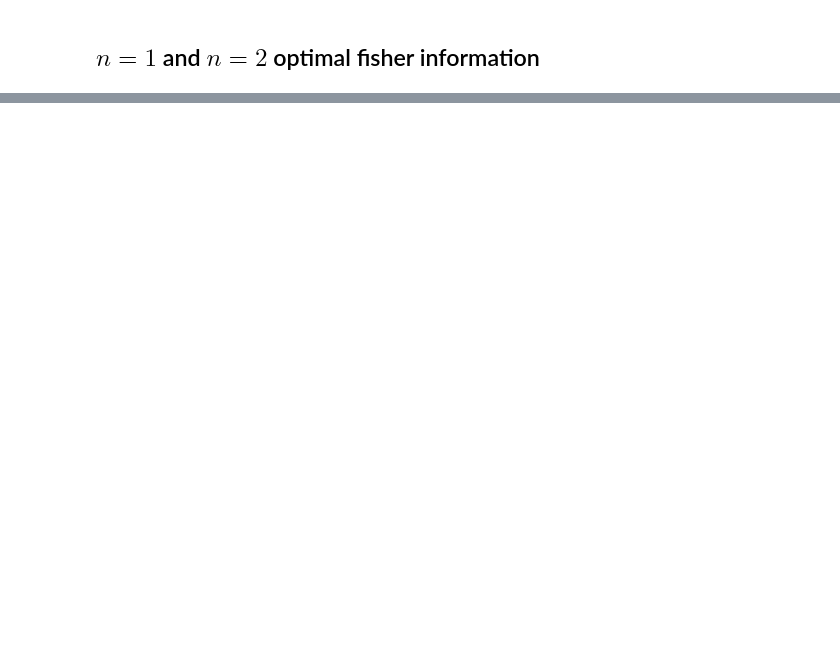
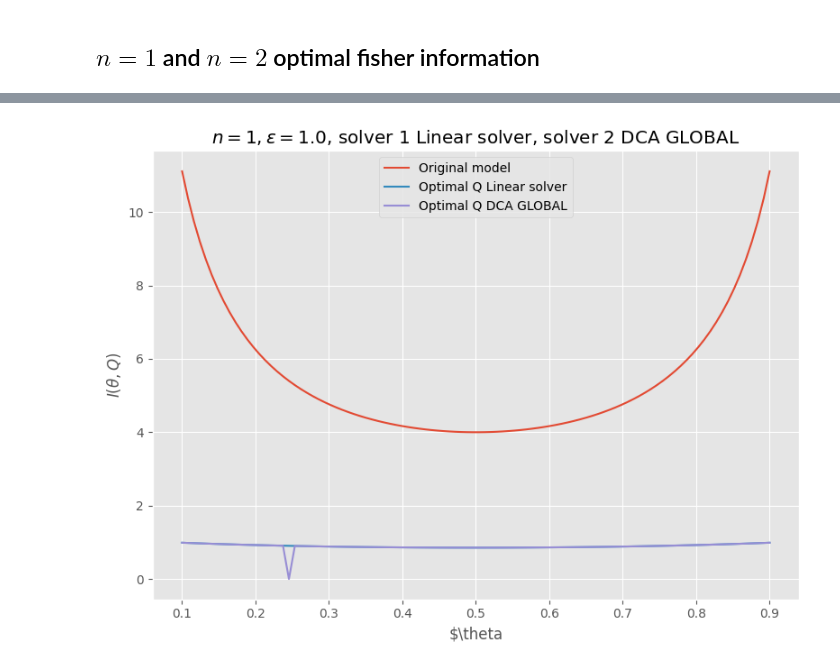
Before and after one commit to MatejVe/locally_efficient_differential_privacy, a Jupyter notebook: globally_convergent_DCA.ipynb, the cells around one changed output, grey strips where cells are left out. Saved outputs shown, nothing was run; the diff lists cells and outputs as text; code cells hidden in the pictures; blank space fills up the shorter version.

```diff
--- a/globally_convergent_DCA.ipynb
+++ b/globally_convergent_DCA.ipynb
@@ -60,0 +63,4 @@ row 2: 0.11920292312117362      9.203555695336263e-10   0.8807970759584708
+# %%
+DP_tester.compare_fisher_two_solvers(linear_solver(), dca_global(), 1, 1.0)
+# %% [output]
+[figure, added]
```
Also changed, not shown: parts of 8 cells of this notebook, 2 other files.
